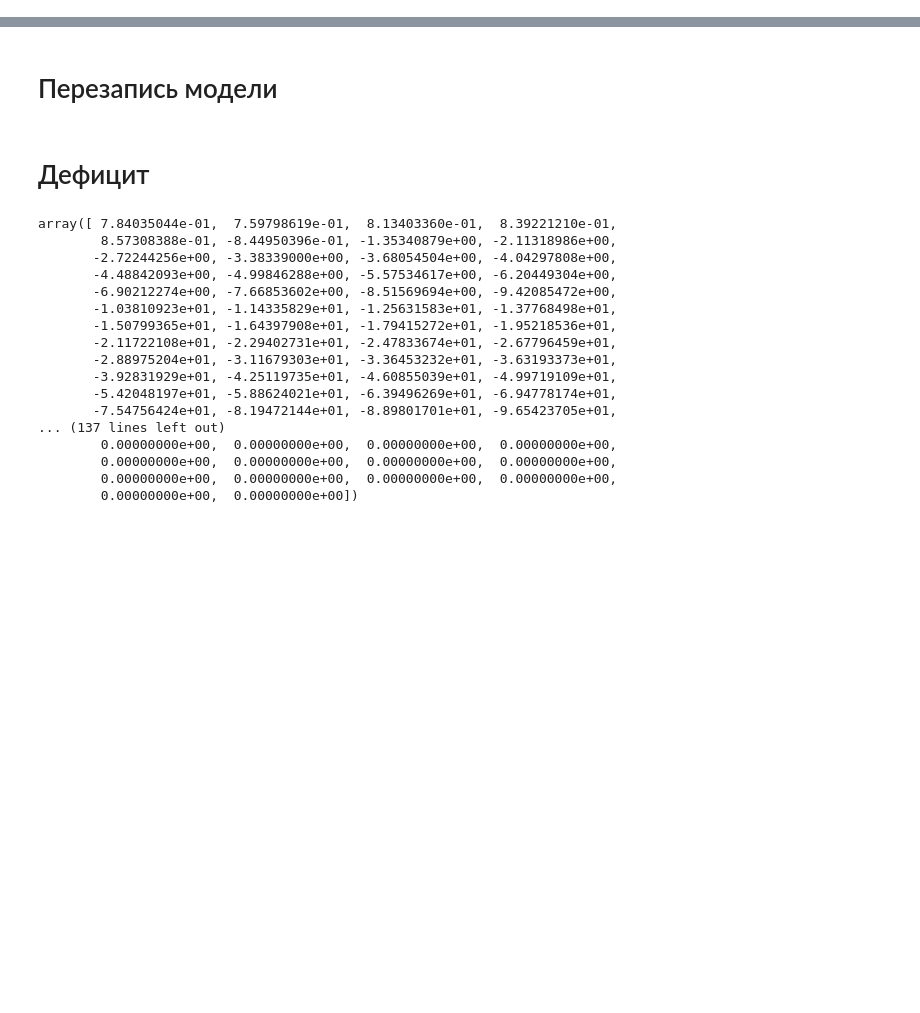
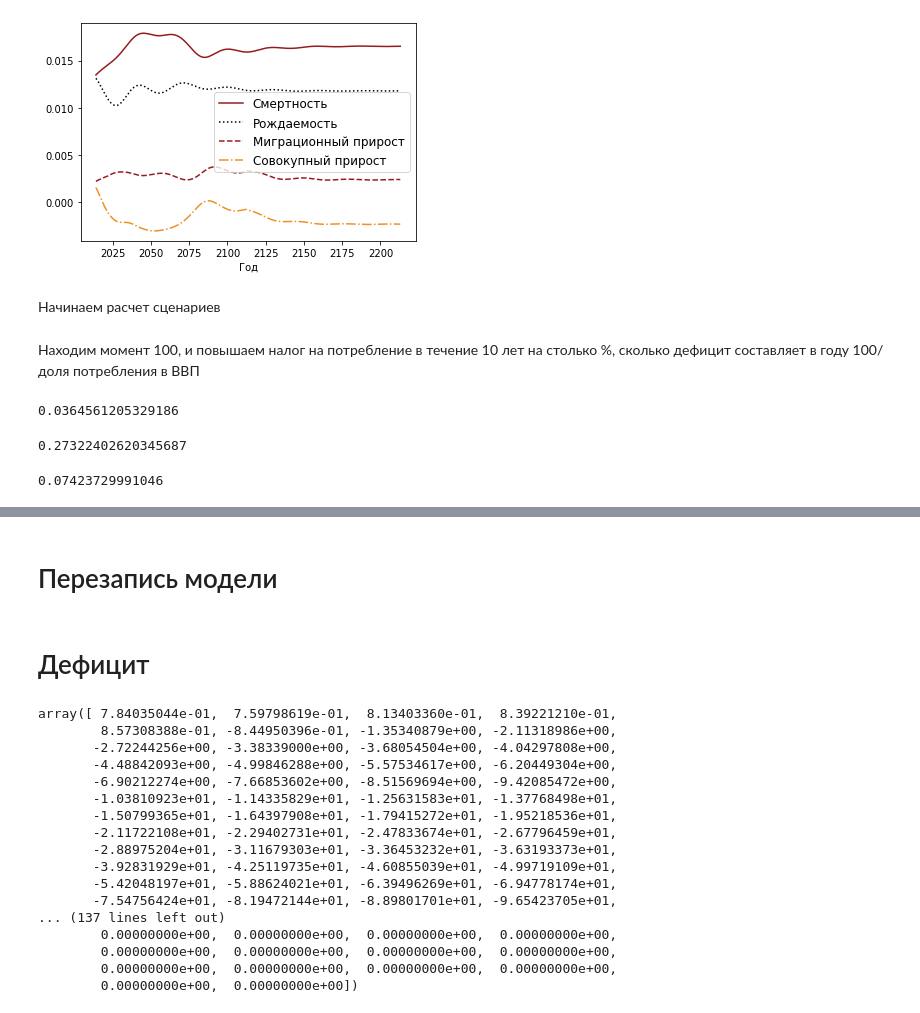
Before and after one commit to mkhlgrv/olg, a Jupyter notebook: steady_state.ipynb, the cells around one changed output, grey strips where cells are left out. Saved outputs shown, nothing was run; the diff lists cells and outputs as text; code cells hidden in the pictures; blank space fills up the shorter version.

```diff
--- a/steady_state.ipynb
+++ b/steady_state.ipynb
@@ -27,3 +27,8 @@ import numpy as np
 import pickle
 import pandas as pd
 import statsmodels.api as sm
+ranepa_colors = [(146/250,26/250,29/250)
+,(230/250 , 43/250, 37/250)
+,(231/250, 142/250, 36/250)
+,(249/250, 155/250, 28/250)
+, (242/250, 103/250, 36/250)]
@@ -60,0 +175,25 @@ olg = OLG_model(G=60,T=250,N=N,epsilon=epsilon, rho=rho,
+# %%
+mortality = np.array([1-sum(non_migration["N_female"][t,t:(t+109)]+non_migration["N_male"][t,t:(t+109)])\
+ /(sum(non_migration["N_female"][t-1,(t-1):(t+109)]) +sum(non_migration["N_male"][t-1,(t-1):(t+109)]))
+ for t in range(1,non_migration["N_female"].shape[0])
+])
+birth = np.array([(row_f[t+110]+row_m[t+110])/(sum(row_f)+sum(row_m))
+          for t, (row_f, row_m) in enumerate(zip(non_migration["N_female"],
+                                                 non_migration["N_male"]))])
+total = (with_migration["N_female"]+with_migration["N_female"]).sum(axis=1)[1:]/\
+(with_migration["N_female"]+with_migration["N_female"]).sum(axis=1)[:-1]-1
+migration = total - birth[1:] + mortality
+# %%
+plt.plot(range(2014,2214),mortality[:200], color = ranepa_colors[0], label = "Смертность")
+plt.plot(range(2014,2214),birth[1:201], color= "black", linestyle="dotted", label = "Рождаемость")
+plt.plot(range(2014,2214),migration[:200], color = ranepa_colors[0], linestyle="dashed", label = "Миграционный прирост")
+plt.plot(range(2014,2214),total[1:201], color = ranepa_colors[2], linestyle = "dashdot", label = "Совокупный прирост")
+plt.xlabel("Год")
+plt.legend()
+plt.savefig('plots/demography_rates.pdf')
+# %% [output]
+[figure, added]
+# %% [markdown]
+Начинаем расчет сценариев
+# %% [markdown]
+Находим момент 100, и повышаем налог на потребление в течение 10 лет на столько %, сколько дефицит составляет в году 100/ доля потребления в ВВП
@@ -60,0 +214,12 @@ olg = OLG_model(G=60,T=250,N=N,epsilon=epsilon, rho=rho,
+# %%
+((olg.Rho_Outcome-olg.Rho_sum+olg.Rho_lamp_sum)/olg.GDP)[4]
+# %% [output]
+0.0364561205329186
+# %%
+((olg.Gov-olg.Rho_lamp_sum)/olg.GDP)[4]
+# %% [output]
+0.27322402620345687
+# %%
+olg.Deficit_ratio[4]
+# %% [output]
+0.07423729991046
```
Also changed, not shown: parts of 199 cells of this notebook, 16 other files.
